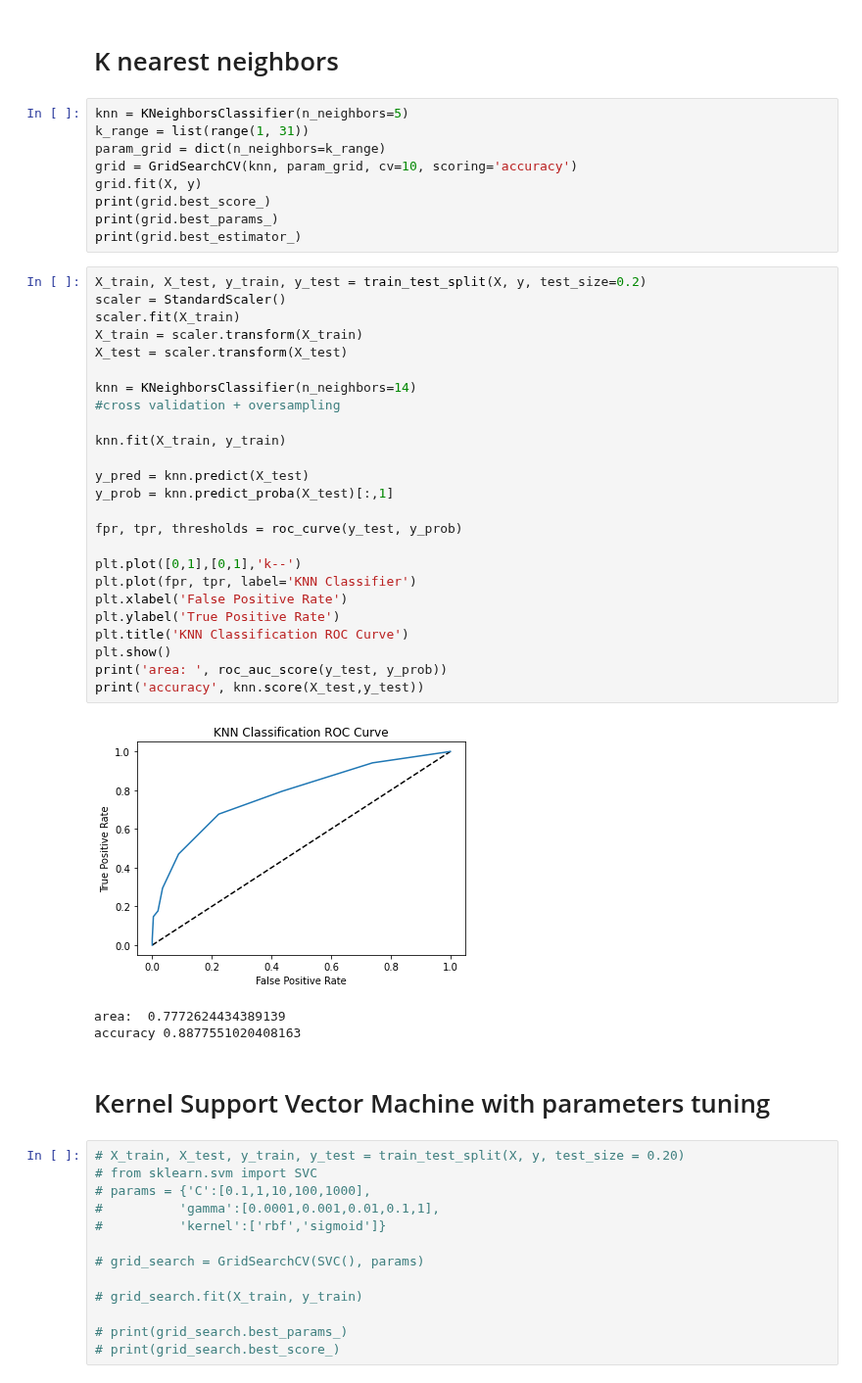
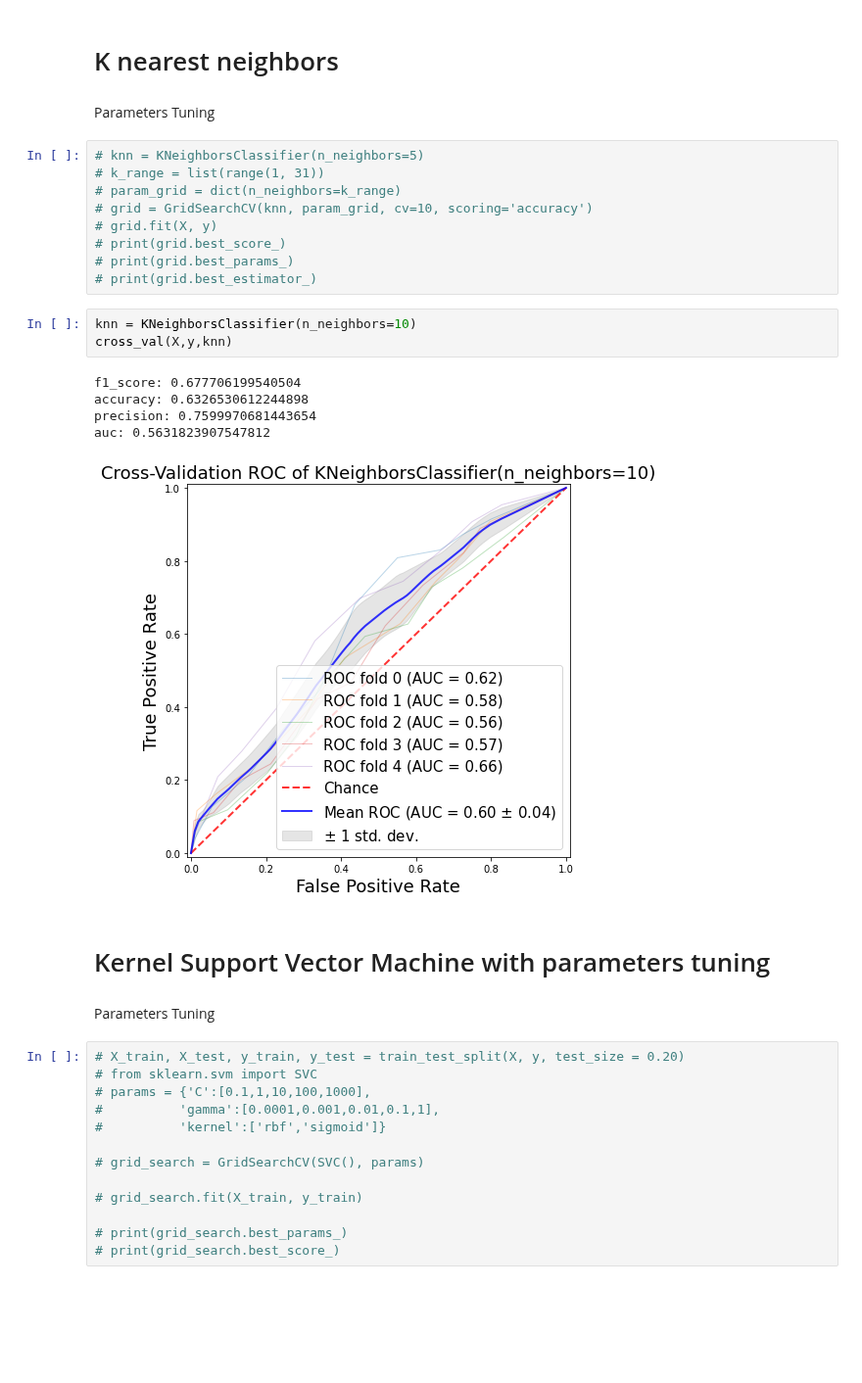
Before and after one commit to Xusong1998/Data-Analytics-Project, a Jupyter notebook: HR_Attrition_Data_Modeling.ipynb, the cells around one changed output. Shown at 98% size. Cells and saved outputs as stored; diff of their text form; blank space fills up the shorter version.

```diff
--- a/HR_Attrition_Data_Modeling.ipynb
+++ b/HR_Attrition_Data_Modeling.ipynb
@@ -696,46 +669,30 @@ cv_recall_score:  0.6398110661268556
 #print(grid_search.best_params_)
 # %% [markdown]
 # K nearest neighbors
+# %% [markdown]
+Parameters Tuning
 # %%
-knn = KNeighborsClassifier(n_neighbors=5)
-k_range = list(range(1, 31))
-param_grid = dict(n_neighbors=k_range)
-grid = GridSearchCV(knn, param_grid, cv=10, scoring='accuracy')
-grid.fit(X, y)
-print(grid.best_score_)
-print(grid.best_params_)
-print(grid.best_estimator_)
+# knn = KNeighborsClassifier(n_neighbors=5)
+# k_range = list(range(1, 31))
+# param_grid = dict(n_neighbors=k_range)
+# grid = GridSearchCV(knn, param_grid, cv=10, scoring='accuracy')
+# grid.fit(X, y)
+# print(grid.best_score_)
+# print(grid.best_params_)
+# print(grid.best_estimator_)
-# %%
-X_train, X_test, y_train, y_test = train_test_split(X, y, test_size=0.2)
-scaler = StandardScaler()
-scaler.fit(X_train)
-X_train = scaler.transform(X_train)
-X_test = scaler.transform(X_test)
-
-knn = KNeighborsClassifier(n_neighbors=14)
-#cross validation + oversampling
-
-knn.fit(X_train, y_train)
-
-y_pred = knn.predict(X_test)
-y_prob = knn.predict_proba(X_test)[:,1]
-
-fpr, tpr, thresholds = roc_curve(y_test, y_prob)
-
-plt.plot([0,1],[0,1],'k--')
-plt.plot(fpr, tpr, label='KNN Classifier')
-plt.xlabel('False Positive Rate')
-plt.ylabel('True Positive Rate')
-plt.title('KNN Classification ROC Curve')
-plt.show()
-print('area: ', roc_auc_score(y_test, y_prob))
-print('accuracy', knn.score(X_test,y_test))
-# %% [output]
-[figure, removed]
-area:  0.7772624434389139
-accuracy 0.8877551020408163
+# %%
+knn = KNeighborsClassifier(n_neighbors=10)
+cross_val(X,y,knn)
+# %% [output]
+f1_score: 0.677706199540504
+accuracy: 0.6326530612244898
+precision: 0.7599970681443654
+auc: 0.5631823907547812
+[figure, added]
 # %% [markdown]
 # Kernel Support Vector Machine with parameters tuning
+# %% [markdown]
+Parameters Tuning
 # %%
 # X_train, X_test, y_train, y_test = train_test_split(X, y, test_size = 0.20)
 # from sklearn.svm import SVC
```
Also changed, not shown: parts of 12 cells of this notebook.
